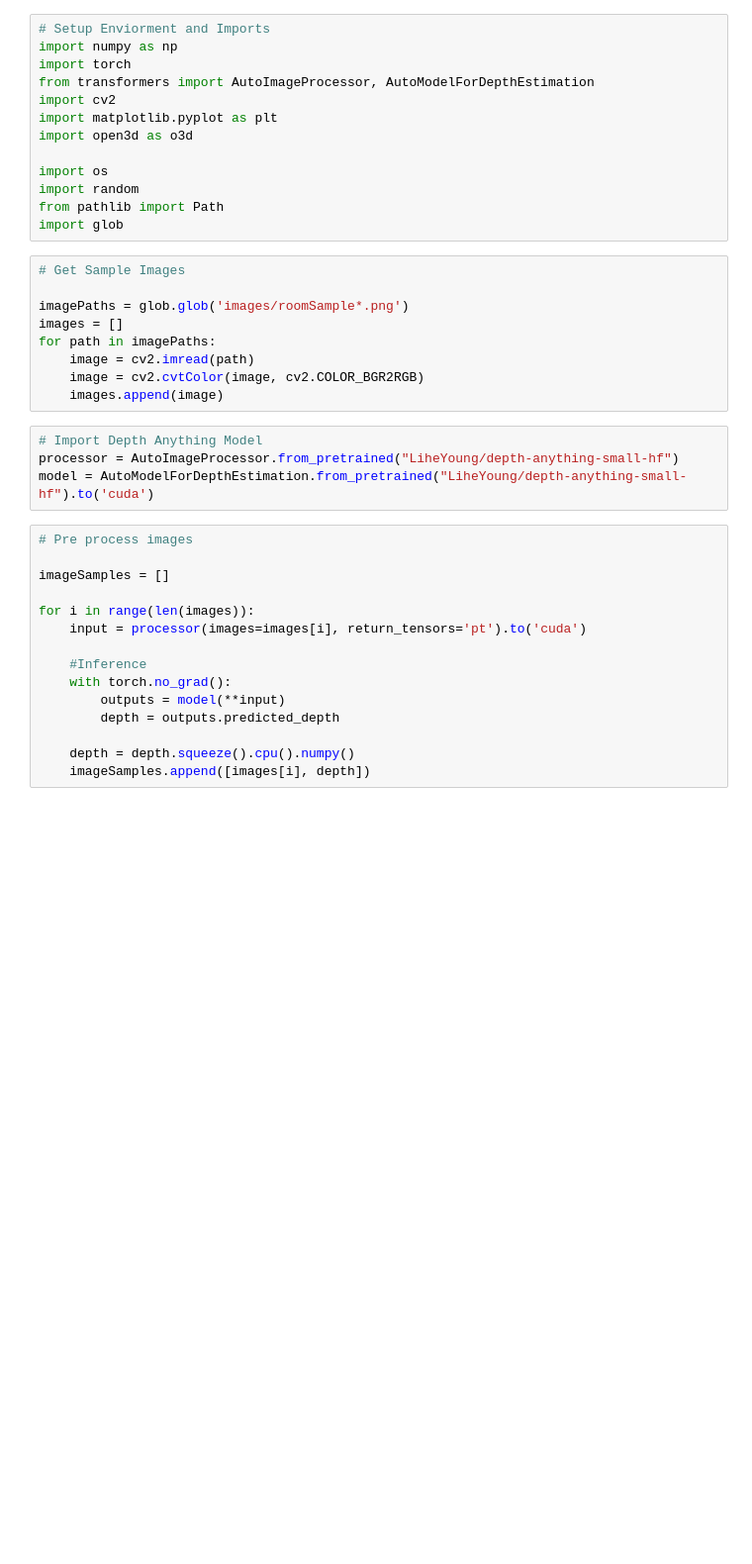
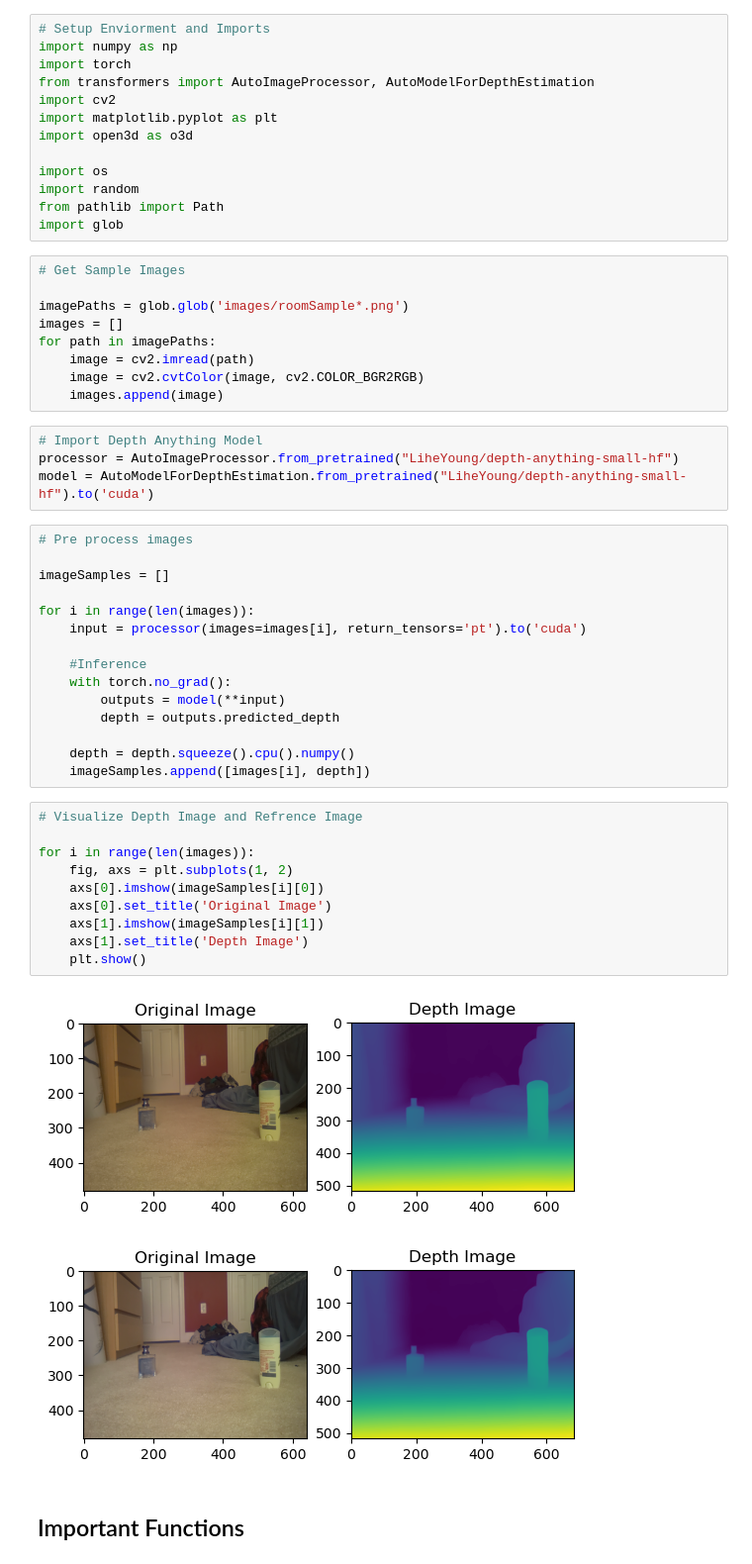
Before and after one commit to AJaiman/Depth-To-PointCloud, a Jupyter notebook: test.ipynb, the cells around one changed output. Shown at 99% size. Cells and saved outputs as stored; diff of their text form; blank space fills up the shorter version.

```diff
--- a/test.ipynb
+++ b/test.ipynb
@@ -39,3 +43,18 @@ for i in range(len(images)):
 
     depth = depth.squeeze().cpu().numpy()
     imageSamples.append([images[i], depth])
+# %%
+# Visualize Depth Image and Refrence Image
+
+for i in range(len(images)):
+    fig, axs = plt.subplots(1, 2)
+    axs[0].imshow(imageSamples[i][0])
+    axs[0].set_title('Original Image')
+    axs[1].imshow(imageSamples[i][1])
+    axs[1].set_title('Depth Image')
+    plt.show()
+# %% [output]
+[figure, added]
+[figure, added]
+# %% [markdown]
+## Important Functions
```
Also changed, not shown: parts of 7 cells of this notebook.
